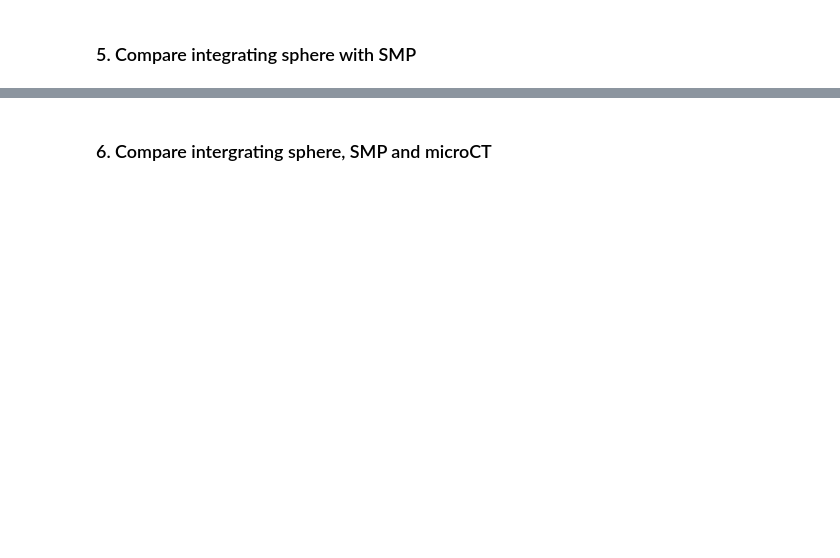
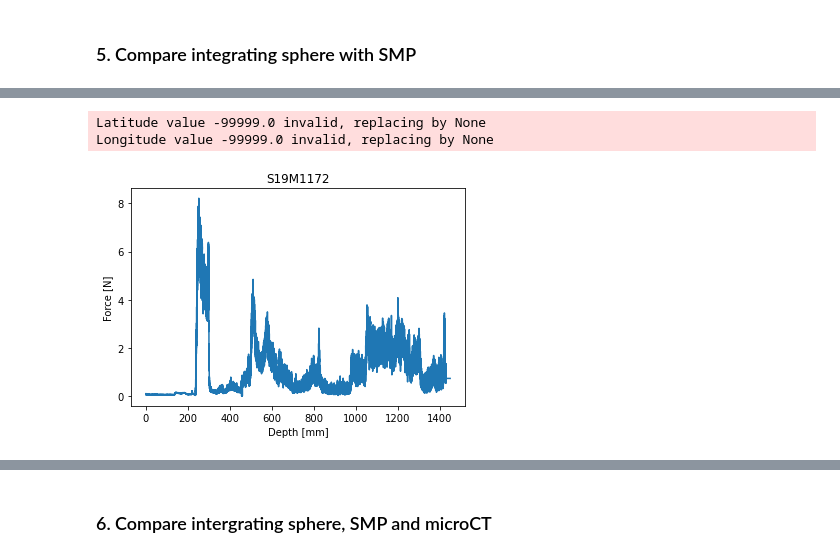
Before and after one commit to snowex-hackweek/website-2021, a Jupyter notebook: book/tutorials/microstructure/microstructure-tutorial.ipynb, the cells around one changed output, grey strips where cells are left out. Drawn from its saved outputs; the diff is of its cells as text; code cells hidden in the pictures; blank space fills up the shorter version.

Commit message:
switch to local SMP data and snowmicropyn install

```diff
--- a/book/tutorials/microstructure/microstructure-tutorial.ipynb
+++ b/book/tutorials/microstructure/microstructure-tutorial.ipynb
@@ -220,0 +203,15 @@ df_smp_final = query_to_geopandas(q_smp_final, engine_smp)
+# %%
+from snowmicropyn import Profile
+from snowmicropyn import proksch2015
+
+p = Profile.load('./data/SMP/SNEX20_SMP_S19M1172_2N13_20200206.PNT')
+plt.plot(p.samples.distance, p.samples.force)
+# Prettify our plot a bit
+plt.title(p.name)
+plt.ylabel('Force [N]')
+plt.xlabel('Depth [mm]')
+plt.show()
+# %% [output]
+Latitude value -99999.0 invalid, replacing by None
+Longitude value -99999.0 invalid, replacing by None
+[figure, added]
```
Also changed, not shown: parts of 10 cells of this notebook, 4 other files.
